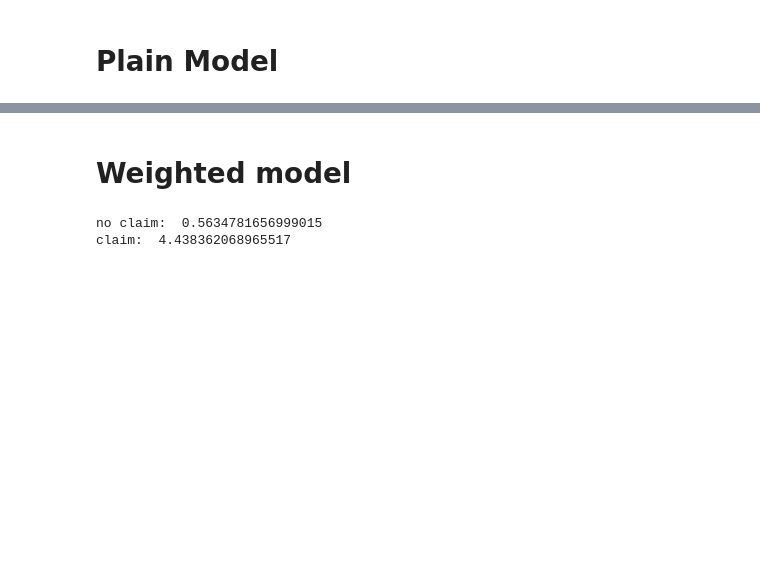
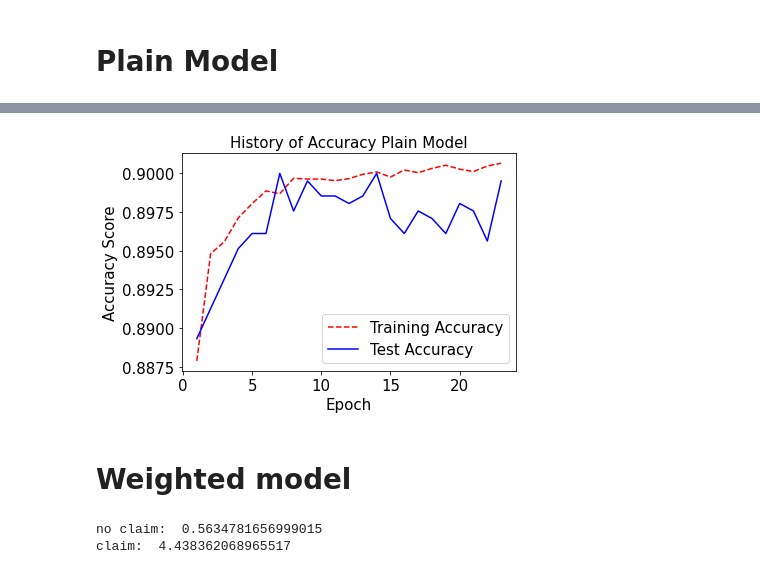
Before and after one commit to claredavies/MachineLearningCoursework, a Jupyter notebook: Assignment1/MLAssignment1KerrasUnbalancedData.ipynb, the cells around one changed output, grey strips where cells are left out. Cells and saved outputs as stored; diff of their text form; code cells hidden in the pictures; blank space fills up the shorter version.

```diff
--- a/Assignment1/MLAssignment1KerrasUnbalancedData.ipynb
+++ b/Assignment1/MLAssignment1KerrasUnbalancedData.ipynb
@@ -346,3 +328,7 @@ visualise_training_history(history_plain,"History of Loss Plain Model")
+# %%
+visualise_training_history_accuracy(history_plain,"History of Accuracy Plain Model")
+# %% [output]
+[figure, added]
 # %% [markdown]
 # Weighted model
 # %%
```
Also changed, not shown: parts of 15 cells of this notebook.
